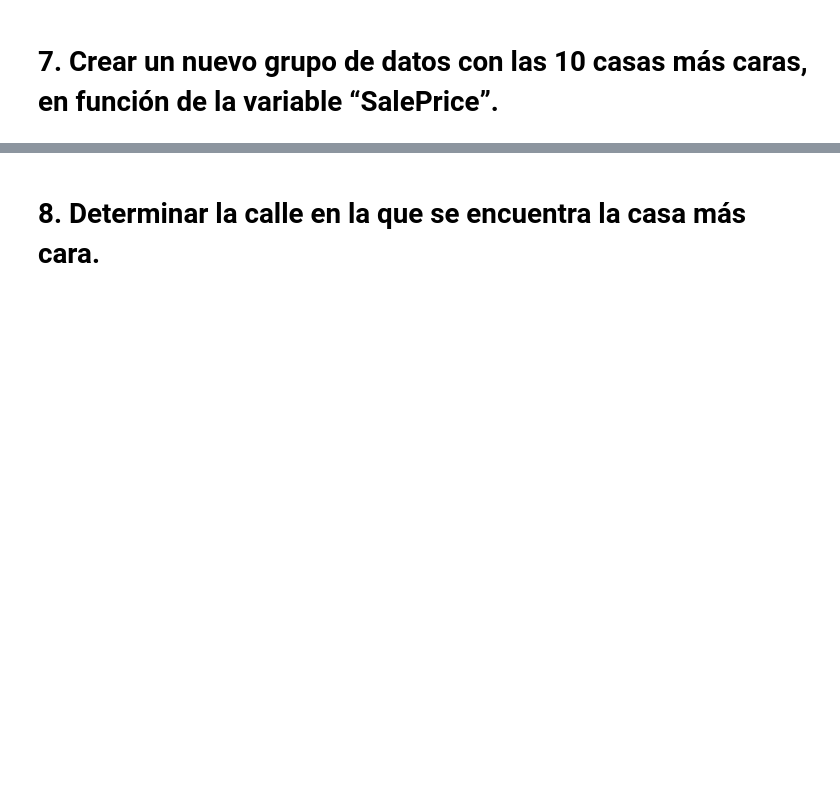
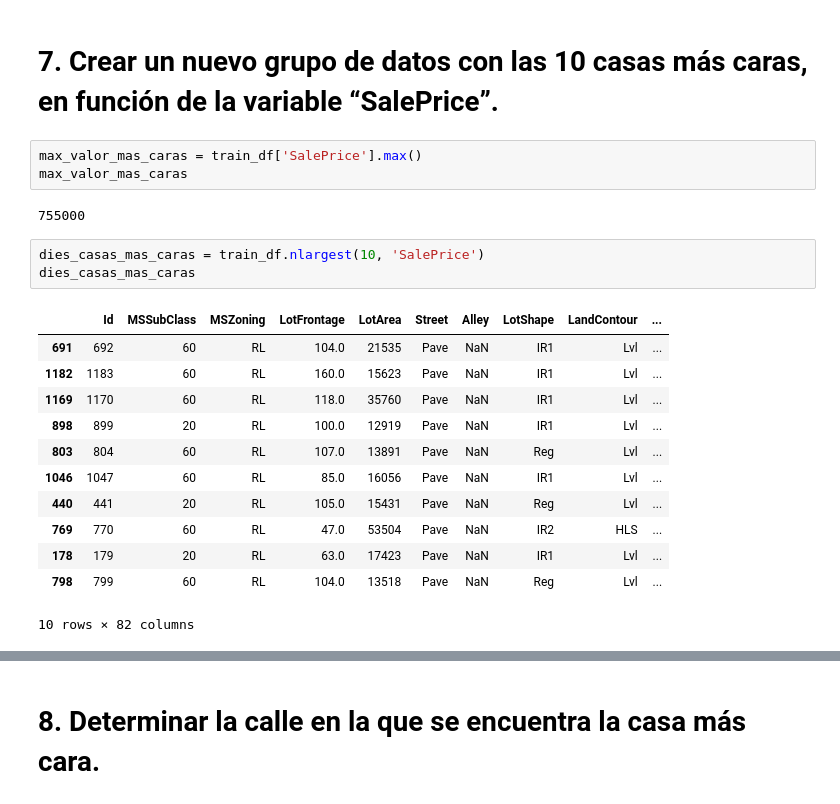
Before and after one commit to amejosecar/ia_dema, a Jupyter notebook: 01_Manipulacion_Basica_datos/01_Ejercicios/Ejercicios Modificación de variables.ipynb, the cells around one changed output, grey strips where cells are left out. Saved outputs shown, nothing was run; the diff lists cells and outputs as text; blank space fills up the shorter version.

```diff
--- a/01_Manipulacion_Basica_datos/01_Ejercicios/Ejercicios Modificación de variables.ipynb
+++ b/01_Manipulacion_Basica_datos/01_Ejercicios/Ejercicios Modificación de variables.ipynb
@@ -22,2 +171,23 @@ Transformar la variable anterior para determinar (Debe tomar los valores Sí o N
 # %% [markdown]
 # 7. Crear un nuevo grupo de datos con las 10 casas más caras, en función de la variable “SalePrice”.
+# %%
+max_valor_mas_caras = train_df['SalePrice'].max()
+max_valor_mas_caras
+# %% [output]
+755000
+# %%
+dies_casas_mas_caras = train_df.nlargest(10, 'SalePrice')
+dies_casas_mas_caras
+# %% [output]
+|  | Id | MSSubClass | MSZoning | LotFrontage | LotArea | Street | Alley | LotShape | LandContour | ... |
+| 691 | 692 | 60 | RL | 104.0 | 21535 | Pave | NaN | IR1 | Lvl | ... |
+| 1182 | 1183 | 60 | RL | 160.0 | 15623 | Pave | NaN | IR1 | Lvl | ... |
+| 1169 | 1170 | 60 | RL | 118.0 | 35760 | Pave | NaN | IR1 | Lvl | ... |
+| 898 | 899 | 20 | RL | 100.0 | 12919 | Pave | NaN | IR1 | Lvl | ... |
+| 803 | 804 | 60 | RL | 107.0 | 13891 | Pave | NaN | Reg | Lvl | ... |
+| 1046 | 1047 | 60 | RL | 85.0 | 16056 | Pave | NaN | IR1 | Lvl | ... |
+| 440 | 441 | 20 | RL | 105.0 | 15431 | Pave | NaN | Reg | Lvl | ... |
+| 769 | 770 | 60 | RL | 47.0 | 53504 | Pave | NaN | IR2 | HLS | ... |
+| 178 | 179 | 20 | RL | 63.0 | 17423 | Pave | NaN | IR1 | Lvl | ... |
+| 798 | 799 | 60 | RL | 104.0 | 13518 | Pave | NaN | Reg | Lvl | ... |
+10 rows × 82 columns
```
Also changed, not shown: parts of 21 cells of this notebook, 3 other files.
